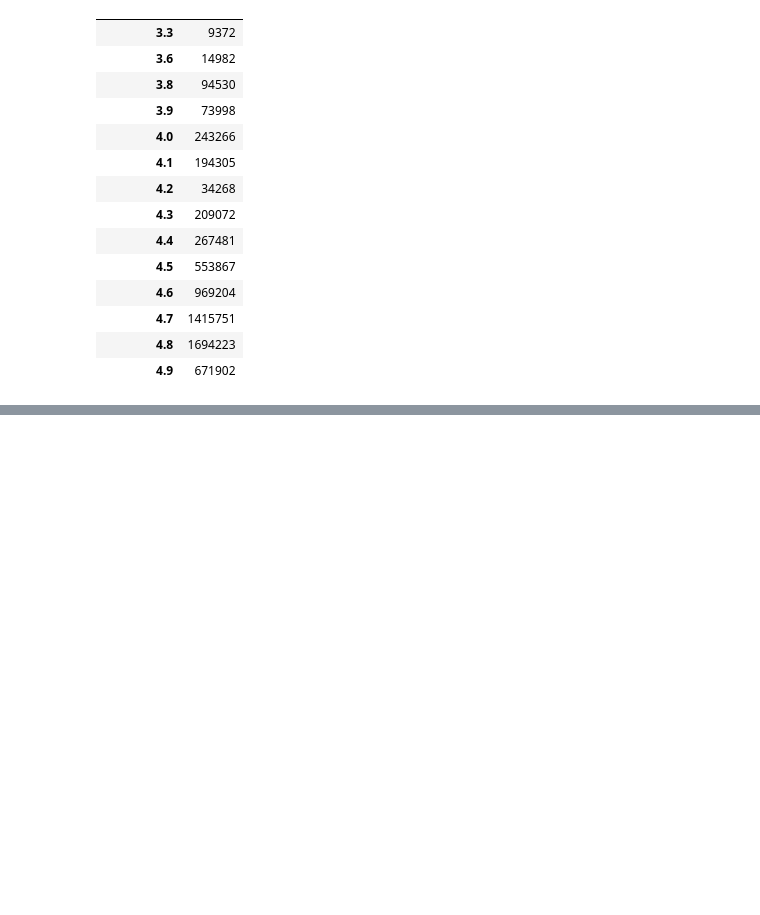
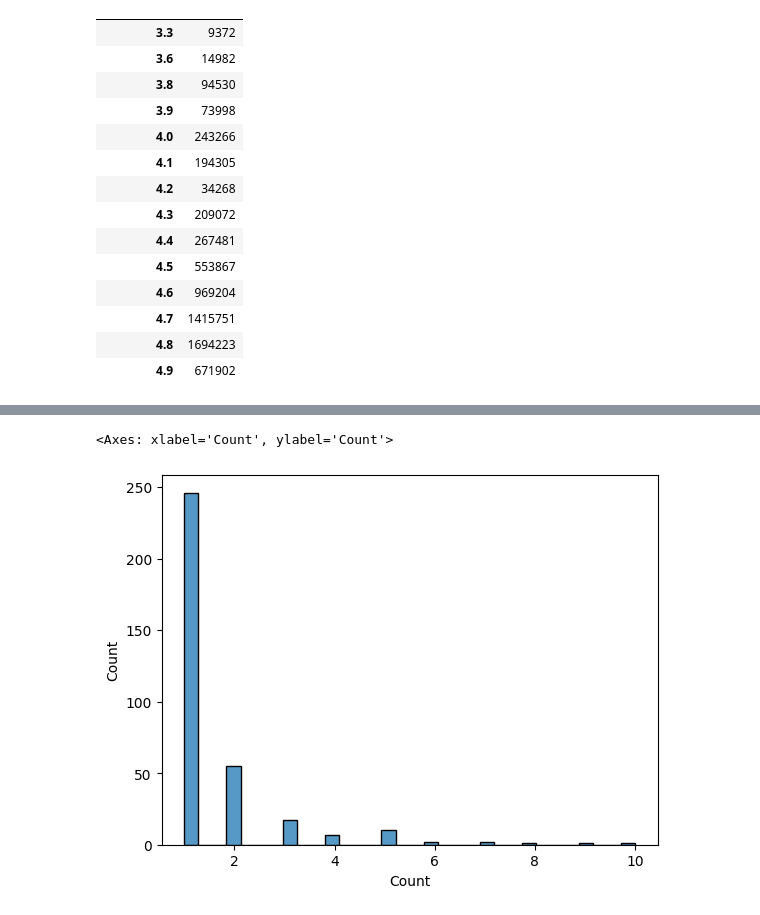
Before and after one commit to co-dex-gmbh/python-data-science-g5, a Jupyter notebook: woche1-2/amazon_books/notebooks/analysis.ipynb, the cells around one changed output, grey strips where cells are left out. Saved outputs shown, nothing was run; the diff lists cells and outputs as text; code cells hidden in the pictures; blank space fills up the shorter version.

```diff
--- a/woche1/amazon_books/notebooks/analysis.ipynb
+++ b/woche1-2/amazon_books/notebooks/analysis.ipynb
@@ -153,0 +213,5 @@ px.bar(review_verteilung)
+# %%
+sns.histplot(names_and_reviews, x="Count")
+# %% [output]
+<Axes: xlabel='Count', ylabel='Count'>
+[figure, added]
```
Also changed, not shown: parts of 16 cells of this notebook, 9 other files.
